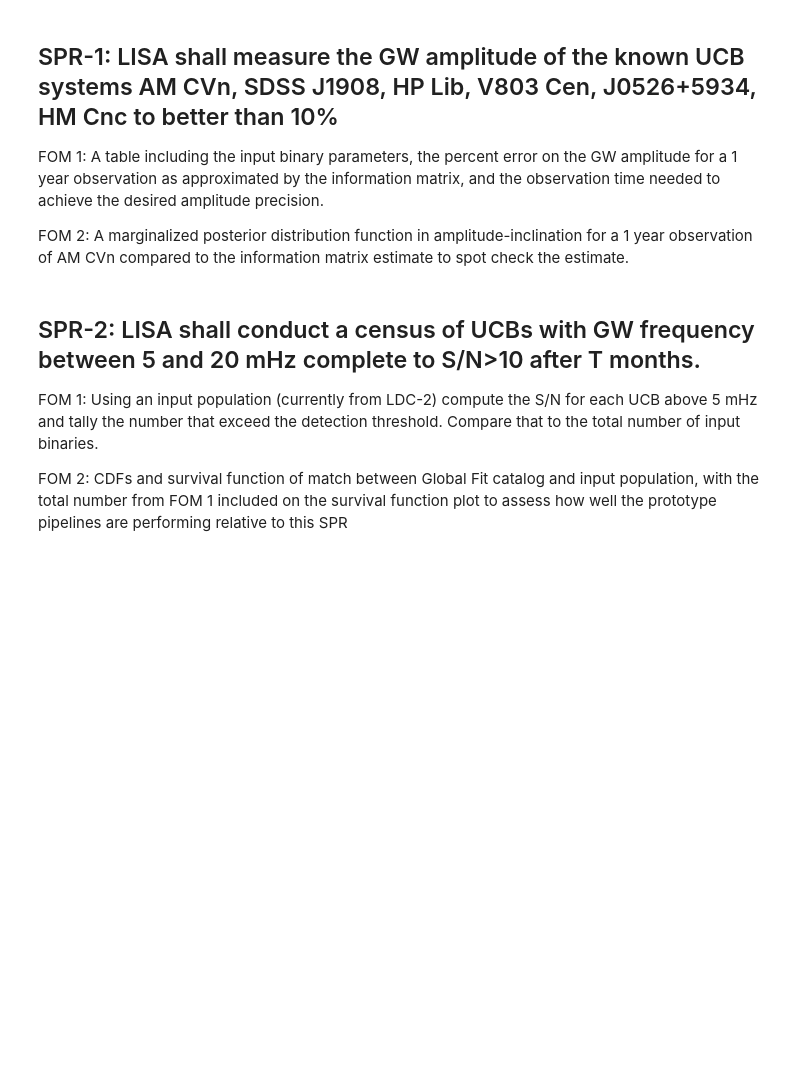
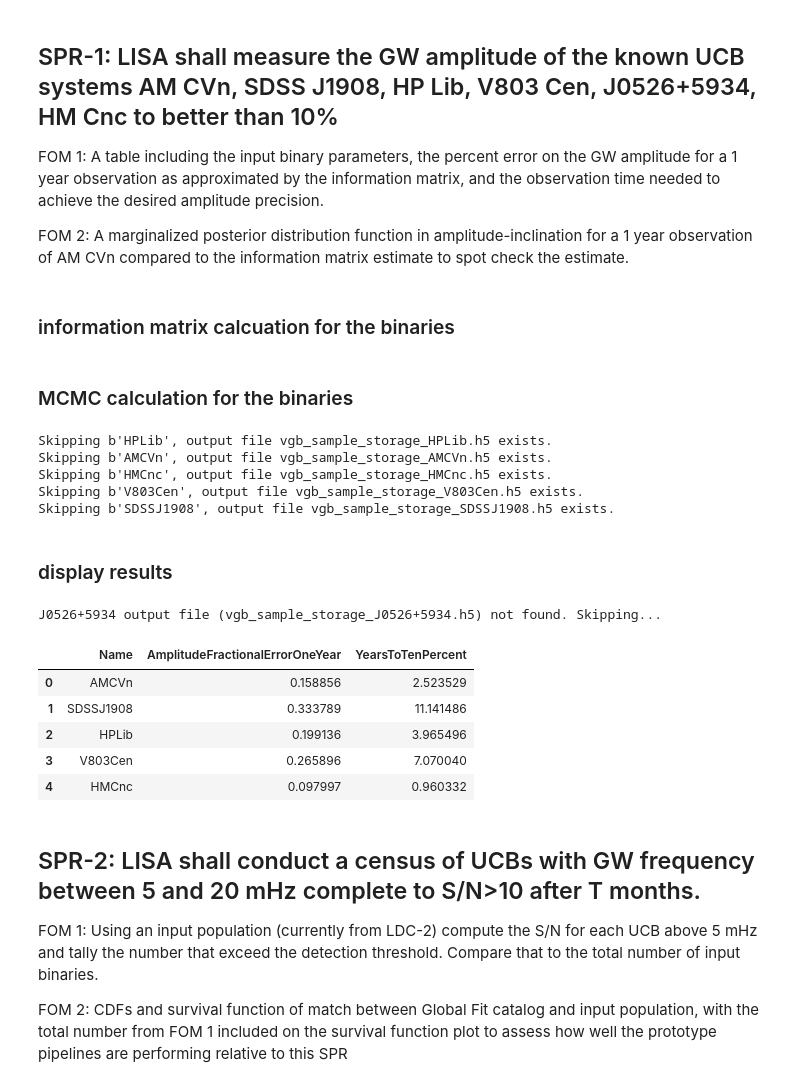
Before and after one commit to rjrosati/LISA-Project-Science-Sandbox, a Jupyter notebook: notebooks/SPR_Verification.ipynb, the cells around one changed output. Drawn from its saved outputs; the diff is of its cells as text; code cells hidden in the pictures; blank space fills up the shorter version.

Commit message:
add mcmc amplitude fractional error estimates to SPR notebook

```diff
--- a/notebooks/SPR_Verification.ipynb
+++ b/notebooks/SPR_Verification.ipynb
@@ -75,0 +109,2 @@ FOM 2: A marginalized posterior distribution function in amplitude-inclination f
+# %% [markdown]
+### information matrix calcuation for the binaries
@@ -76,5 +113,54 @@ FOM 2: A marginalized posterior distribution function in amplitude-inclination f
+# %% [markdown]
+### MCMC calculation for the binaries
 # %%
-# mcmc run for AM CVn
+run_posterior_estimate_vgbs(our_vgbs,
+                            nsteps = 4000,
+                            burn = 5000,
+                            filename_base = "vgb_sample_storage",
+                            overwrite = False,
+                            Tobs = Tobs,
+                            dt = dt,
+                            noise = noise,
+                           )
+# %% [output]
+Skipping b'HPLib', output file vgb_sample_storage_HPLib.h5 exists.
+Skipping b'AMCVn', output file vgb_sample_storage_AMCVn.h5 exists.
+Skipping b'HMCnc', output file vgb_sample_storage_HMCnc.h5 exists.
+Skipping b'V803Cen', output file vgb_sample_storage_V803Cen.h5 exists.
+Skipping b'SDSSJ1908', output file vgb_sample_storage_SDSSJ1908.h5 exists.
+# %% [markdown]
+### display results
+# %%
+mcmc_fnames = [f"vgb_sample_storage_{c}.h5" for c in clean_names]
+fractional_errors_mcmc = []
+found_names = []
+for clean_name, fname in zip(clean_names, mcmc_fnames):
+    if not os.path.exists(fname):
+        print(f"{clean_name} output file ({fname}) not found. Skipping...")
+        continue
+    found_names.append(clean_name)
+    with h5py.File(fname,'r') as f:
+        # shape goes like (nsamples, ntemps, nwalkers, nleaves, ndim)
+        # we pick cold chain, ignore leaf axis, and pick param 0 (amplitude)
+        amp_samples = np.array(f['mcmc/chain/gb'][:,0,:,0,0])
+        fractional_errors_mcmc.append(np.std(amp_samples) / np.mean(amp_samples))
+fractional_errors_mcmc = np.array(fractional_errors_mcmc)
+extra_Tobs_to_10_perc = (fractional_errors_mcmc / 0.1)**2
+df_results = pd.DataFrame({
+    'Name': found_names,
+    'AmplitudeFractionalErrorOneYear': fractional_errors_mcmc,
+    'YearsToTenPercent' : extra_Tobs_to_10_perc * Tobs / (1.0 * YRSID_SI)
+                          })
+df_results.to_csv("spr1.csv",index=False)
+df_results
+# %% [output]
+J0526+5934 output file (vgb_sample_storage_J0526+5934.h5) not found. Skipping...
+|  | Name | AmplitudeFractionalErrorOneYear | YearsToTenPercent |
+| 0 | AMCVn | 0.158856 | 2.523529 |
+| 1 | SDSSJ1908 | 0.333789 | 11.141486 |
+| 2 | HPLib | 0.199136 | 3.965496 |
+| 3 | V803Cen | 0.265896 | 7.070040 |
+| 4 | HMCnc | 0.097997 | 0.960332 |
 # %% [markdown]
 ## SPR-2: LISA shall conduct a census of UCBs with GW frequency between 5 and 20 mHz complete to S/N>10 after T months.
 
```
Also changed, not shown: parts of 6 cells of this notebook, 2 other files.
